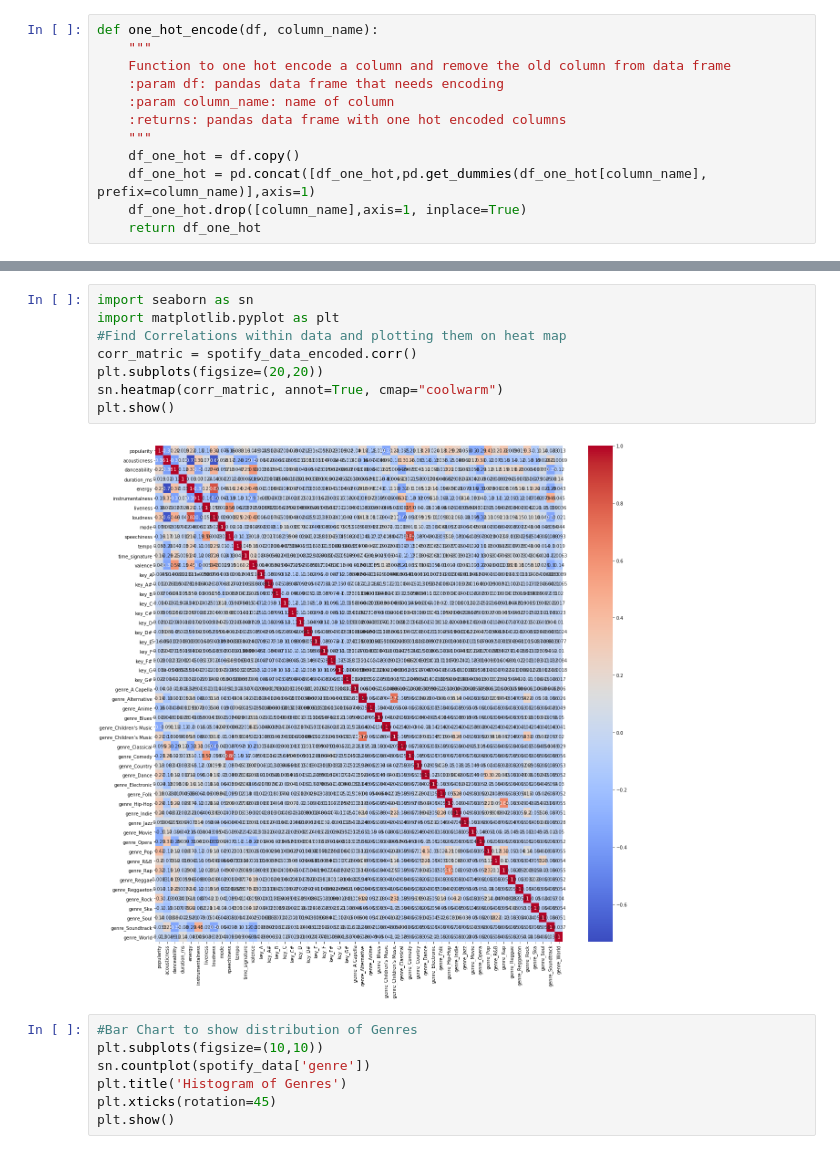
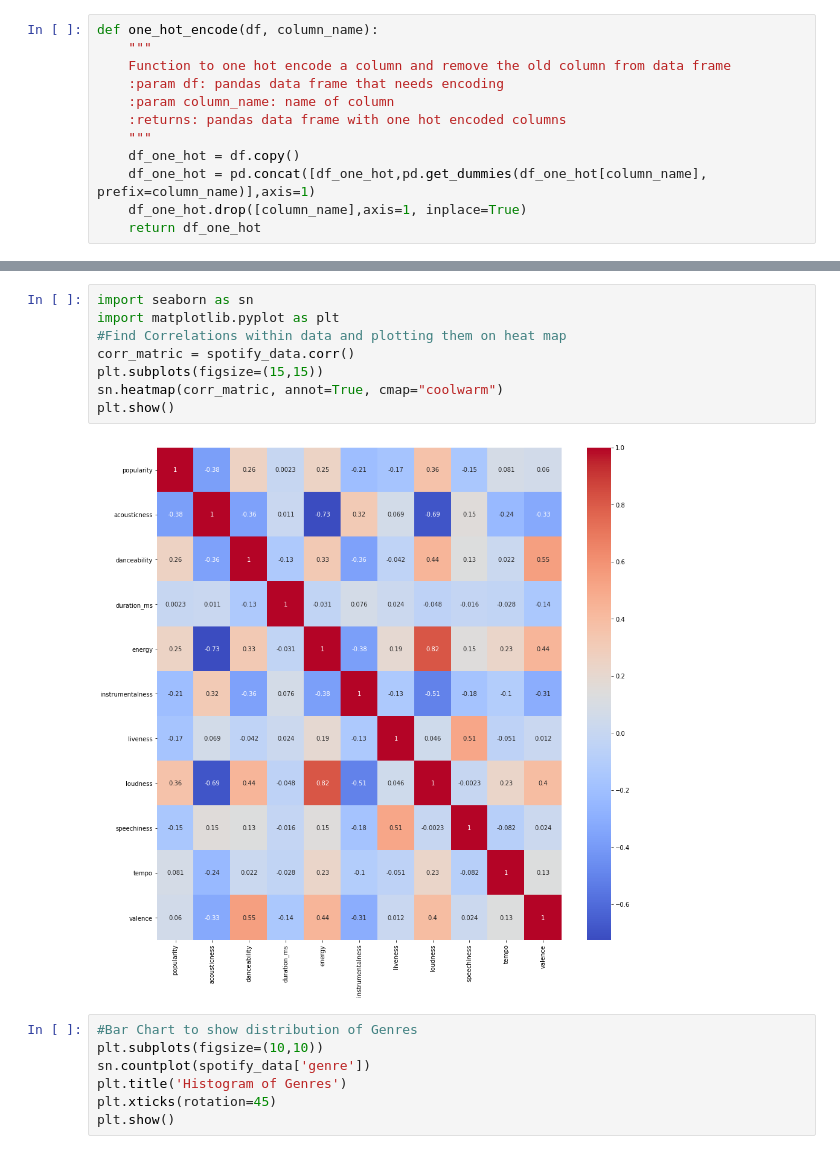
Before and after one commit to iarhbahsir/spotify-genre, a Jupyter notebook: DataCleaning.ipynb, the cells around one changed output, grey strips where cells are left out. Saved outputs shown, nothing was run; the diff lists cells and outputs as text.

```diff
--- a/DataCleaning.ipynb
+++ b/DataCleaning.ipynb
@@ -200,13 +213,13 @@ display(spotify_data_encoded.query('artist_name == "' + artist_name + '"' ))
 # %%
 import seaborn as sn
 import matplotlib.pyplot as plt
 #Find Correlations within data and plotting them on heat map
-corr_matric = spotify_data_encoded.corr()
-plt.subplots(figsize=(20,20))
+corr_matric = spotify_data.corr()
+plt.subplots(figsize=(15,15))
 sn.heatmap(corr_matric, annot=True, cmap="coolwarm")
 plt.show()
 # %% [output]
-[figure, old version]
+[figure, new version]
 # %%
 #Bar Chart to show distribution of Genres
 plt.subplots(figsize=(10,10))
```
Also changed, not shown: parts of 7 cells of this notebook, 1 other file.
